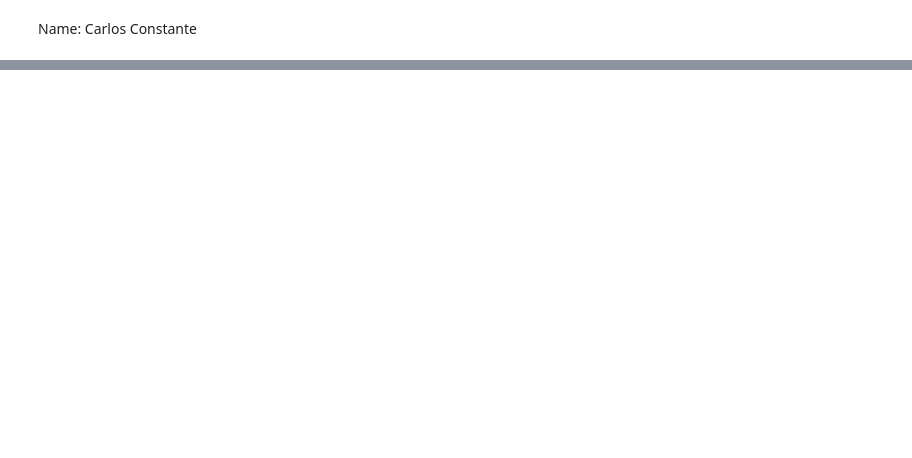
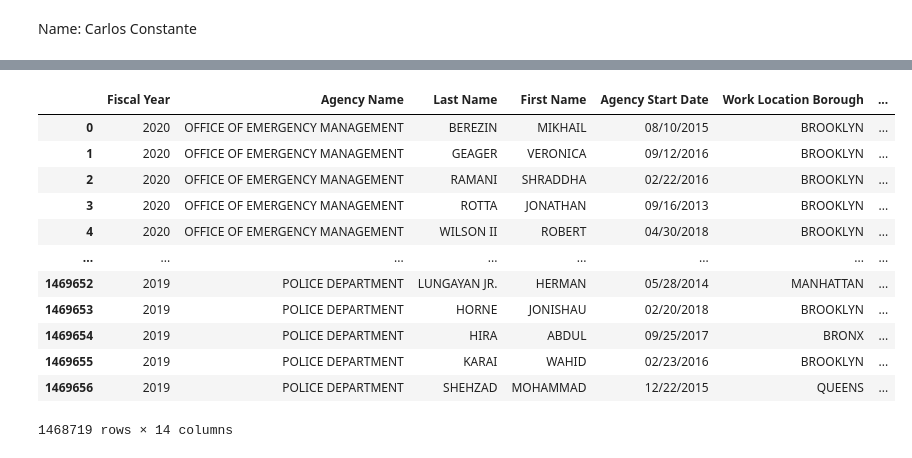
Before and after one commit to carlos-constante/MAT-796-Indepedent-Study-Project, a Jupyter notebook: Project_Carlos_Constante.ipynb, the cells around one changed output, grey strips where cells are left out. Drawn from its saved outputs; the diff is of its cells as text; code cells hidden in the pictures; blank space fills up the shorter version.

```diff
--- a/Project_Carlos_Constante.ipynb
+++ b/Project_Carlos_Constante.ipynb
@@ -157,0 +234,18 @@ KeyError: 'Mid Init'
+# %%
+#Removing rows with missing values and creating a new dataframe
+sal2 = sal.dropna()
+sal2
+# %% [output]
+|  | Fiscal Year | Agency Name | Last Name | First Name | Agency Start Date | Work Location Borough | ... |
+| 0 | 2020 | OFFICE OF EMERGENCY MANAGEMENT | BEREZIN | MIKHAIL | 08/10/2015 | BROOKLYN | ... |
+| 1 | 2020 | OFFICE OF EMERGENCY MANAGEMENT | GEAGER | VERONICA | 09/12/2016 | BROOKLYN | ... |
+| 2 | 2020 | OFFICE OF EMERGENCY MANAGEMENT | RAMANI | SHRADDHA | 02/22/2016 | BROOKLYN | ... |
+| 3 | 2020 | OFFICE OF EMERGENCY MANAGEMENT | ROTTA | JONATHAN | 09/16/2013 | BROOKLYN | ... |
+| 4 | 2020 | OFFICE OF EMERGENCY MANAGEMENT | WILSON II | ROBERT | 04/30/2018 | BROOKLYN | ... |
+| ... | ... | ... | ... | ... | ... | ... | ... |
+| 1469652 | 2019 | POLICE DEPARTMENT | LUNGAYAN JR. | HERMAN | 05/28/2014 | MANHATTAN | ... |
+| 1469653 | 2019 | POLICE DEPARTMENT | HORNE | JONISHAU | 02/20/2018 | BROOKLYN | ... |
+| 1469654 | 2019 | POLICE DEPARTMENT | HIRA | ABDUL | 09/25/2017 | BRONX | ... |
+| 1469655 | 2019 | POLICE DEPARTMENT | KARAI | WAHID | 02/23/2016 | BROOKLYN | ... |
+| 1469656 | 2019 | POLICE DEPARTMENT | SHEHZAD | MOHAMMAD | 12/22/2015 | QUEENS | ... |
+1468719 rows × 14 columns
```
Also changed, not shown: parts of 41 cells of this notebook, 4 other files.
